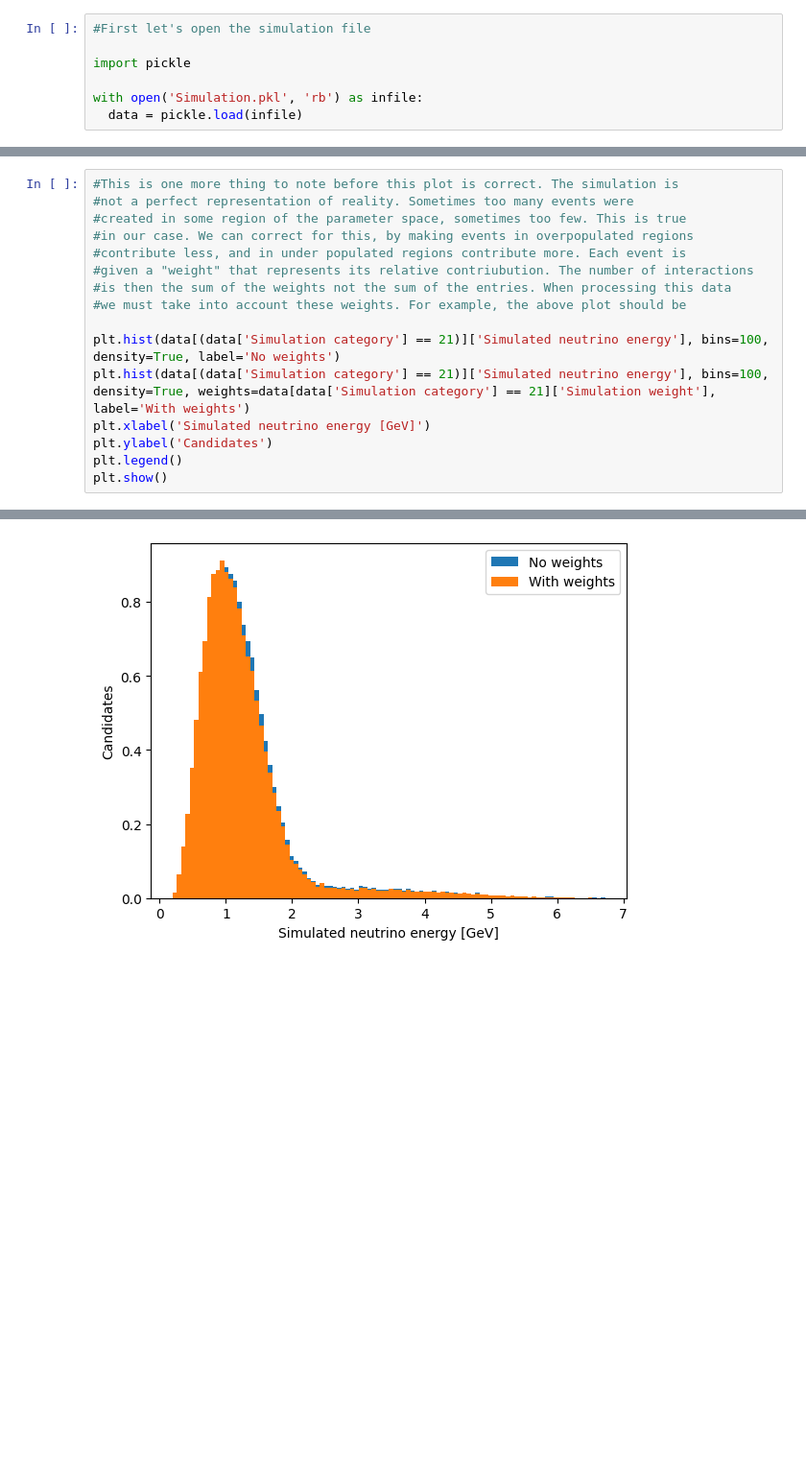
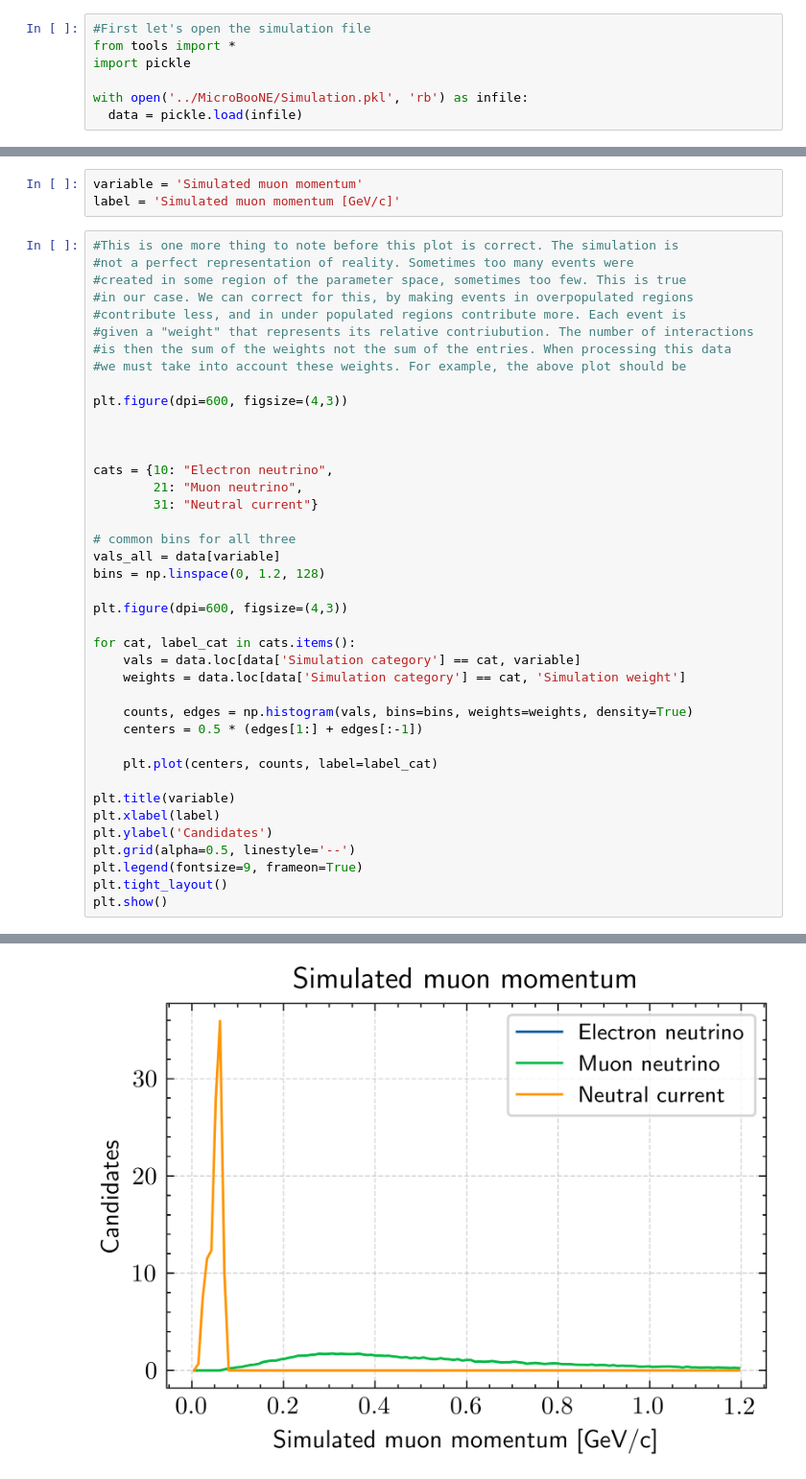
Before and after one commit to wnguyen1312/Neutrino-Oscillation, a Jupyter notebook: notebooks/MicroBooNE Example - data access.ipynb, the cells around one changed output, grey strips where cells are left out. Shown at 96% size. Drawn from its saved outputs; the diff is of its cells as text; blank space fills up the shorter version.

```diff
--- a/notebooks/MicroBooNE Example - data access.ipynb
+++ b/notebooks/MicroBooNE Example - data access.ipynb
@@ -1,9 +1,9 @@
 # %%
 #First let's open the simulation file
-
+from tools import *
 import pickle
 
-with open('Simulation.pkl', 'rb') as infile:
+with open('../MicroBooNE/Simulation.pkl', 'rb') as infile:
   data = pickle.load(infile)
 # %%
 #Let's look at the variables contained in the dataset
@@ -53,3 +31,6 @@ plt.show()
+# %%
+variable = 'Simulated muon momentum'
+label = 'Simulated muon momentum [GeV/c]'
 # %%
 #This is one more thing to note before this plot is correct. The simulation is
 #not a perfect representation of reality. Sometimes too many events were
@@ -60,10 +41,34 @@ plt.show()
 #is then the sum of the weights not the sum of the entries. When processing this data
 #we must take into account these weights. For example, the above plot should be
 
-plt.hist(data[(data['Simulation category'] == 21)]['Simulated neutrino energy'], bins=100, density=True, label='No weights')
-plt.hist(data[(data['Simulation category'] == 21)]['Simulated neutrino energy'], bins=100, density=True, weights=data[data['Simulation category'] == 21]['Simulation weight'], label='With weights')
-plt.xlabel('Simulated neutrino energy [GeV]')
+plt.figure(dpi=600, figsize=(4,3))
+
+
+
+cats = {10: "Electron neutrino",
+        21: "Muon neutrino",
+        31: "Neutral current"}
+
+# common bins for all three
+vals_all = data[variable]
+bins = np.linspace(0, 1.2, 128)
+
+plt.figure(dpi=600, figsize=(4,3))
+
+for cat, label_cat in cats.items():
+    vals = data.loc[data['Simulation category'] == cat, variable]
+    weights = data.loc[data['Simulation category'] == cat, 'Simulation weight']
+
+    counts, edges = np.histogram(vals, bins=bins, weights=weights, density=True)
+    centers = 0.5 * (edges[1:] + edges[:-1])
+
+    plt.plot(centers, counts, label=label_cat)
+
+plt.title(variable)
+plt.xlabel(label)
 plt.ylabel('Candidates')
-plt.legend()
+plt.grid(alpha=0.5, linestyle='--')
+plt.legend(fontsize=9, frameon=True)
+plt.tight_layout()
 plt.show()
 # %% [output]
@@ -70 +76 @@ plt.show()
-[figure, old version]
+[figure, new version]
```
Also changed, not shown: parts of 5 cells of this notebook.
